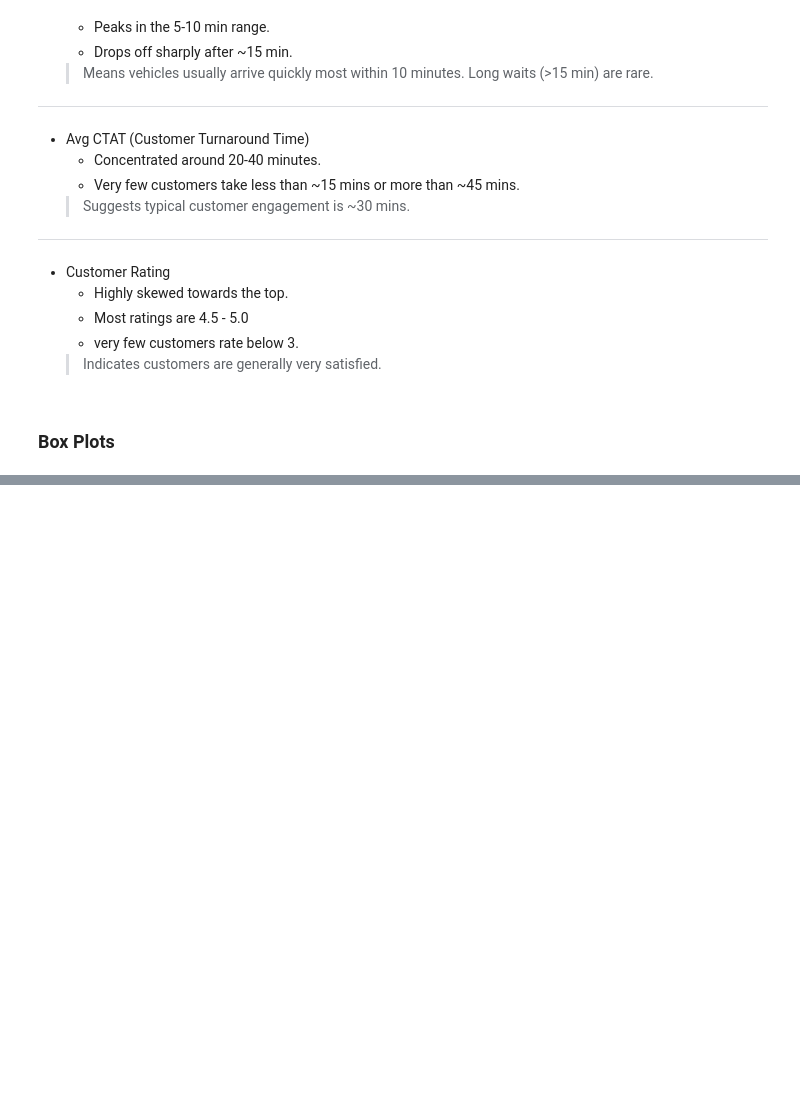
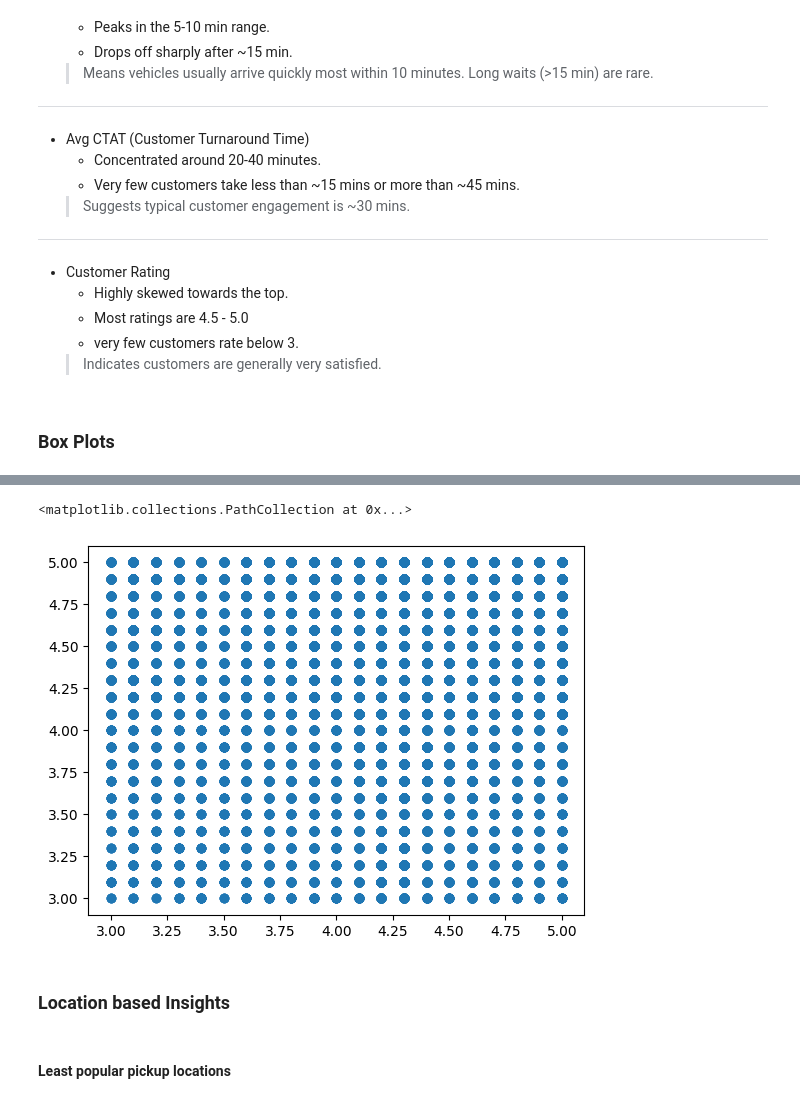
Before and after one commit to ARUN-R-DAS/uber_data_analysis, a Jupyter notebook: uber.ipynb, the cells around one changed output, grey strips where cells are left out. Cells and saved outputs as stored; diff of their text form; code cells hidden in the pictures; blank space fills up the shorter version.

```diff
--- a/uber.ipynb
+++ b/uber.ipynb
@@ -280,0 +293,5 @@ plt.show()
+# %%
+plt.scatter(data=df, x='Driver Ratings', y='Customer Rating')
+# %% [output]
+<matplotlib.collections.PathCollection at 0x...>
+[figure, added]
@@ -280,0 +304,2 @@ plt.show()
+# %% [markdown]
+### Location based Insights
@@ -280,0 +308,2 @@ plt.show()
+# %% [markdown]
+#### Least popular pickup locations
```
Also changed, not shown: parts of 23 cells of this notebook.
